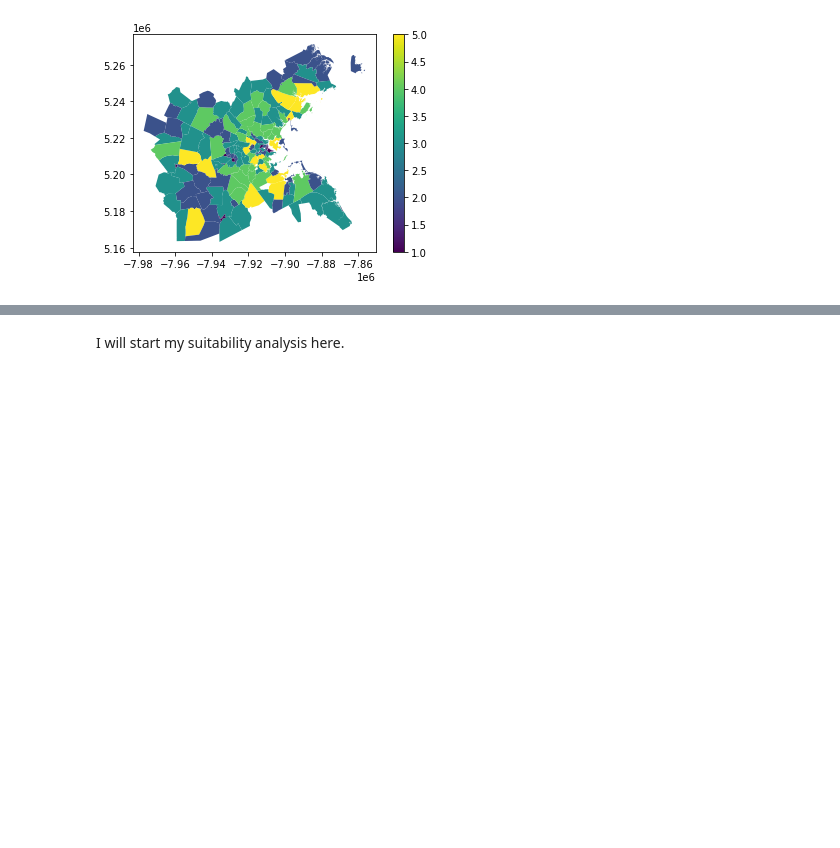
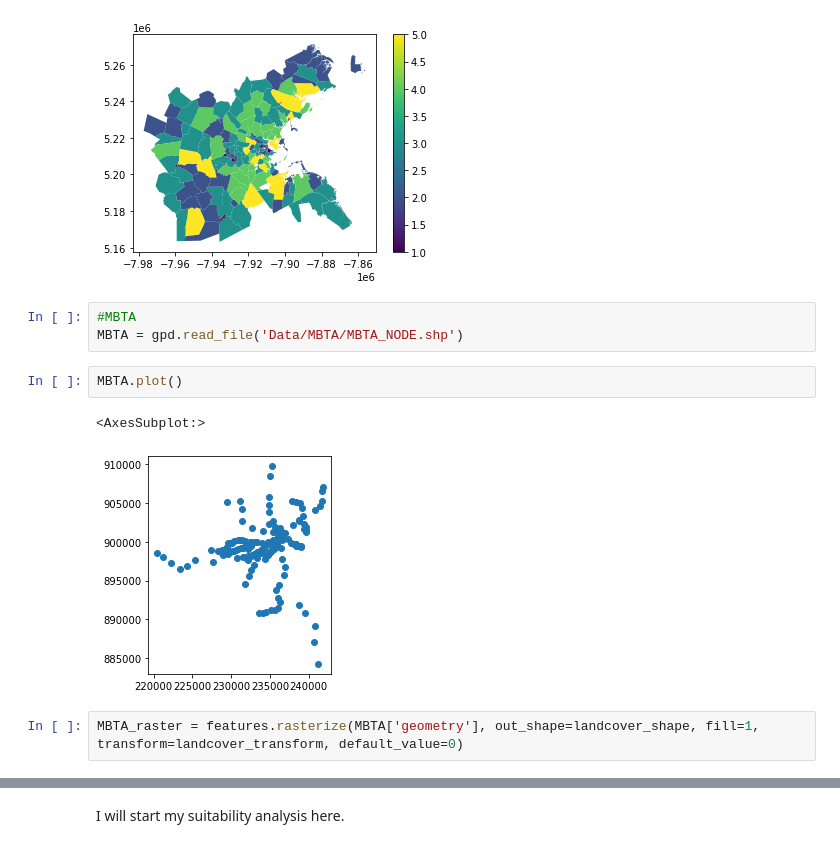
Before and after one commit to zhining-sun/UEP239-FinalProject, a Jupyter notebook: FinalProject_ZhiningSun.ipynb, the cells around one changed output, grey strips where cells are left out. Drawn from its saved outputs; the diff is of its cells as text; blank space fills up the shorter version.

```diff
--- a/FinalProject_ZhiningSun.ipynb
+++ b/FinalProject_ZhiningSun.ipynb
@@ -638,3 +646,13 @@ sch_join.plot(column = 'reclassify',legend=True)
 # %% [output]
 <AxesSubplot:>
 [figure]
+# %%
+#MBTA
+MBTA = gpd.read_file('Data/MBTA/MBTA_NODE.shp')
+# %%
+MBTA.plot()
+# %% [output]
+<AxesSubplot:>
+[figure, added]
+# %%
+MBTA_raster = features.rasterize(MBTA['geometry'], out_shape=landcover_shape, fill=1, transform=landcover_transform, default_value=0)
```
Also changed, not shown: parts of 8 cells of this notebook, 8 other files.
